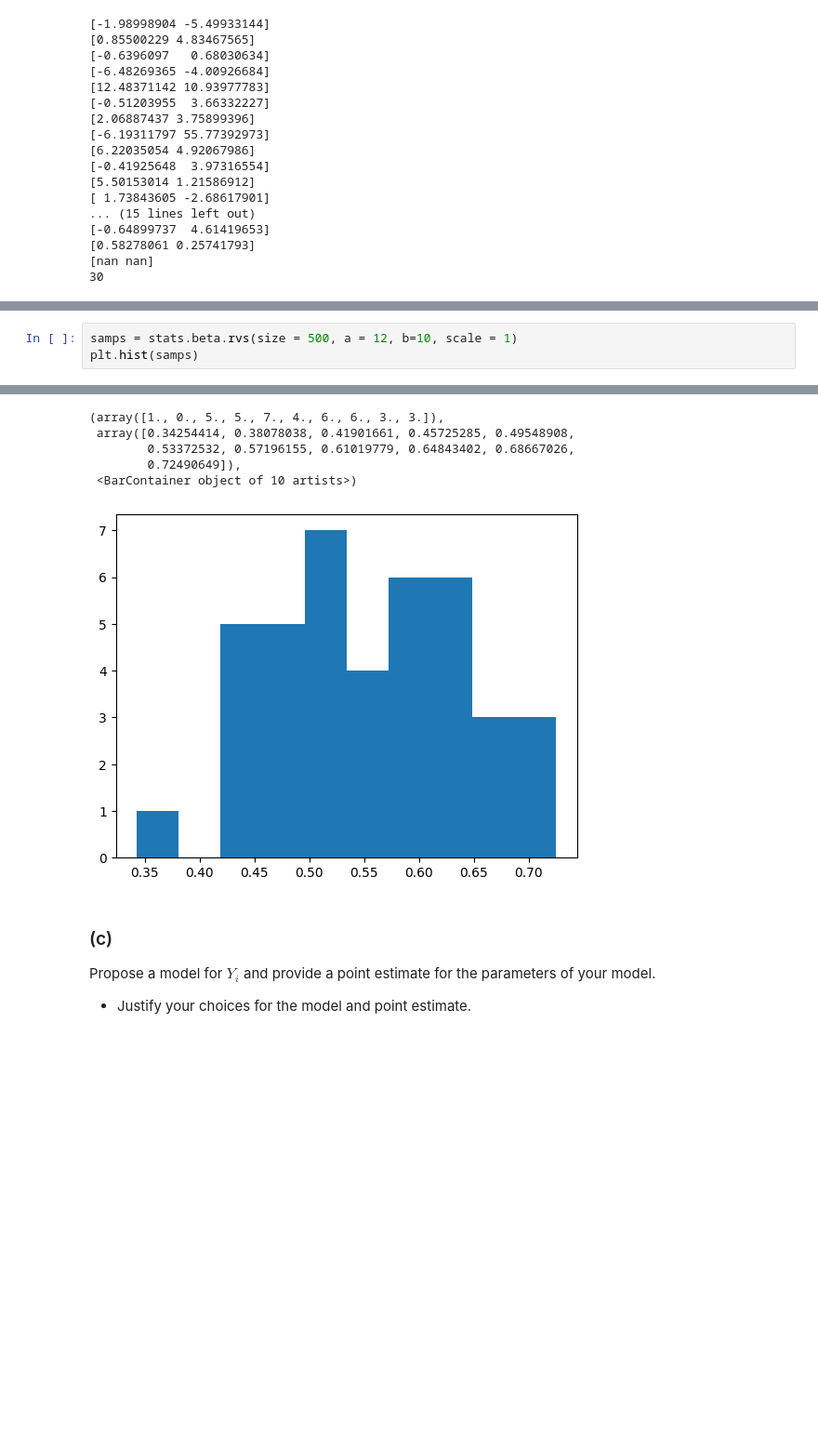
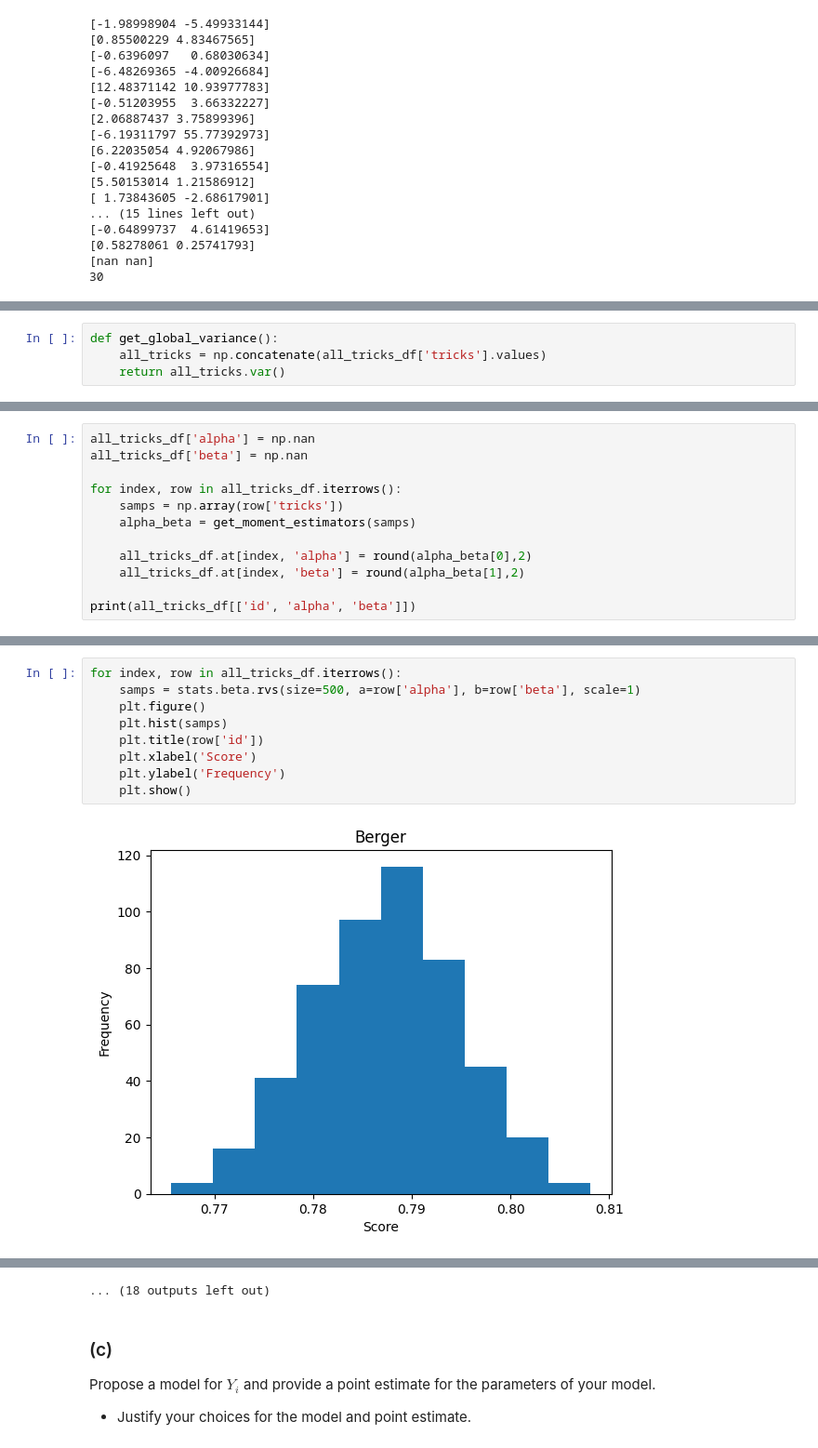
Before and after one commit to Fluntin/Statistical-Learning-and-Data-Analysis, a Jupyter notebook: Projektuppgift/Projekt.ipynb, the cells around one changed output, grey strips where cells are left out. Shown: that part at 93% size. Saved outputs shown, nothing was run; the diff lists cells and outputs as text; blank space fills up the shorter version.

```diff
--- a/Projektuppgift/Projekt.ipynb
+++ b/Projektuppgift/Projekt.ipynb
@@ -735,0 +785,4 @@ print(len(results))
+# %%
+def get_global_variance():
+    all_tricks = np.concatenate(all_tricks_df['tricks'].values)
+    return all_tricks.var()
@@ -735,0 +856,12 @@ print(len(results))
+# %%
+all_tricks_df['alpha'] = np.nan
+all_tricks_df['beta'] = np.nan
+
+for index, row in all_tricks_df.iterrows():
+    samps = np.array(row['tricks'])
+    alpha_beta = get_moment_estimators(samps)
+
+    all_tricks_df.at[index, 'alpha'] = round(alpha_beta[0],2)
+    all_tricks_df.at[index, 'beta'] = round(alpha_beta[1],2)
+
+print(all_tricks_df[['id', 'alpha', 'beta']])
@@ -736,4 +886,11 @@ print(len(results))
 # %%
-samps = stats.beta.rvs(size = 500, a = 12, b=10, scale = 1)
-plt.hist(samps)
+for index, row in all_tricks_df.iterrows():
+    samps = stats.beta.rvs(size=500, a=row['alpha'], b=row['beta'], scale=1)
+    plt.figure()
+    plt.hist(samps)
+    plt.title(row['id'])
+    plt.xlabel('Score')
+    plt.ylabel('Frequency')
+    plt.show()
 # %% [output]
+[figure, new version]
@@ -740,9 +908,4 @@ plt.hist(samps)
-(array([1., 0., 5., 5., 7., 4., 6., 6., 3., 3.]),
- array([0.34254414, 0.38078038, 0.41901661, 0.45725285, 0.49548908,
-        0.53372532, 0.57196155, 0.61019779, 0.64843402, 0.68667026,
-        0.72490649]),
- <BarContainer object of 10 artists>)
+... (18 outputs left out)
-[figure, old version]
 # %% [markdown]
 ### (c)
 Propose a model for $Y_i$ and provide a point estimate for the parameters of your model.
```
Also changed, not shown: parts of 11 cells of this notebook, 1 other file.
